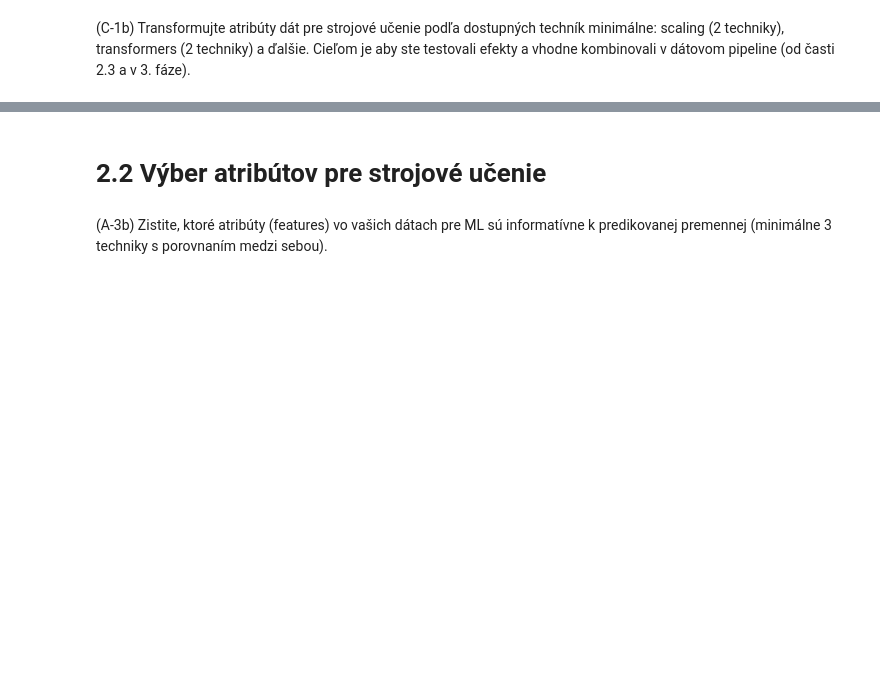
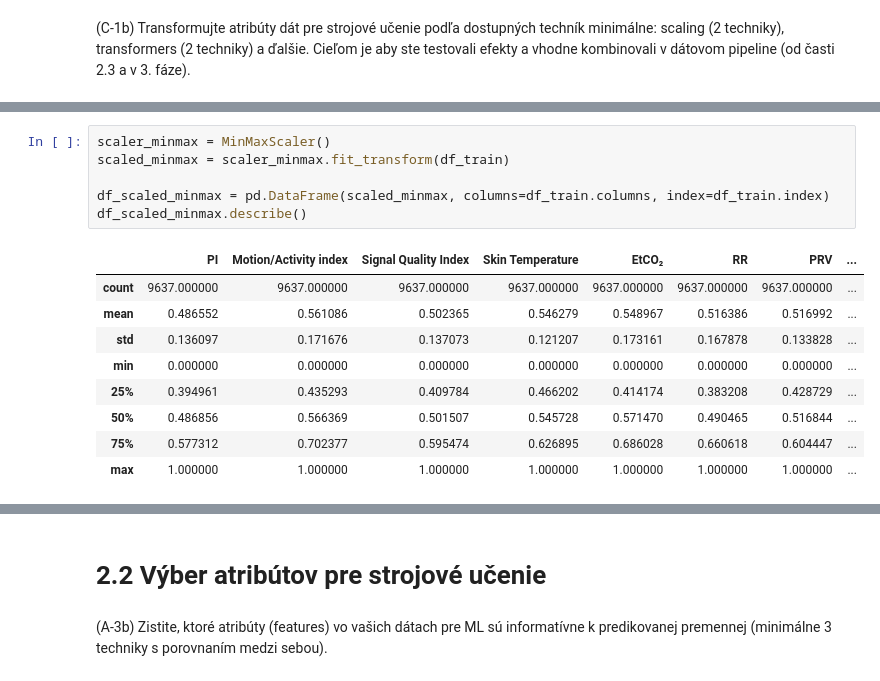
Before and after one commit to johannatilesova/IAU-project, a Jupyter notebook: phase2_TilesovaPecenka.ipynb, the cells around one changed output, grey strips where cells are left out. Drawn from its saved outputs; the diff is of its cells as text; blank space fills up the shorter version.

```diff
--- a/phase2_TilesovaPecenka.ipynb
+++ b/phase2_TilesovaPecenka.ipynb
@@ -10,0 +147,16 @@
+# %%
+scaler_minmax = MinMaxScaler()
+scaled_minmax = scaler_minmax.fit_transform(df_train)
+
+df_scaled_minmax = pd.DataFrame(scaled_minmax, columns=df_train.columns, index=df_train.index)
+df_scaled_minmax.describe()
+# %% [output]
+|  | PI | Motion/Activity index | Signal Quality Index | Skin Temperature | EtCO₂ | RR | PRV | ... |
+| count | 9637.000000 | 9637.000000 | 9637.000000 | 9637.000000 | 9637.000000 | 9637.000000 | 9637.000000 | ... |
+| mean | 0.486552 | 0.561086 | 0.502365 | 0.546279 | 0.548967 | 0.516386 | 0.516992 | ... |
+| std | 0.136097 | 0.171676 | 0.137073 | 0.121207 | 0.173161 | 0.167878 | 0.133828 | ... |
+| min | 0.000000 | 0.000000 | 0.000000 | 0.000000 | 0.000000 | 0.000000 | 0.000000 | ... |
+| 25% | 0.394961 | 0.435293 | 0.409784 | 0.466202 | 0.414174 | 0.383208 | 0.428729 | ... |
+| 50% | 0.486856 | 0.566369 | 0.501507 | 0.545728 | 0.571470 | 0.490465 | 0.516844 | ... |
+| 75% | 0.577312 | 0.702377 | 0.595474 | 0.626895 | 0.686028 | 0.660618 | 0.604447 | ... |
+| max | 1.000000 | 1.000000 | 1.000000 | 1.000000 | 1.000000 | 1.000000 | 1.000000 | ... |
```
Also changed, not shown: parts of 13 cells of this notebook, 1 other file.
